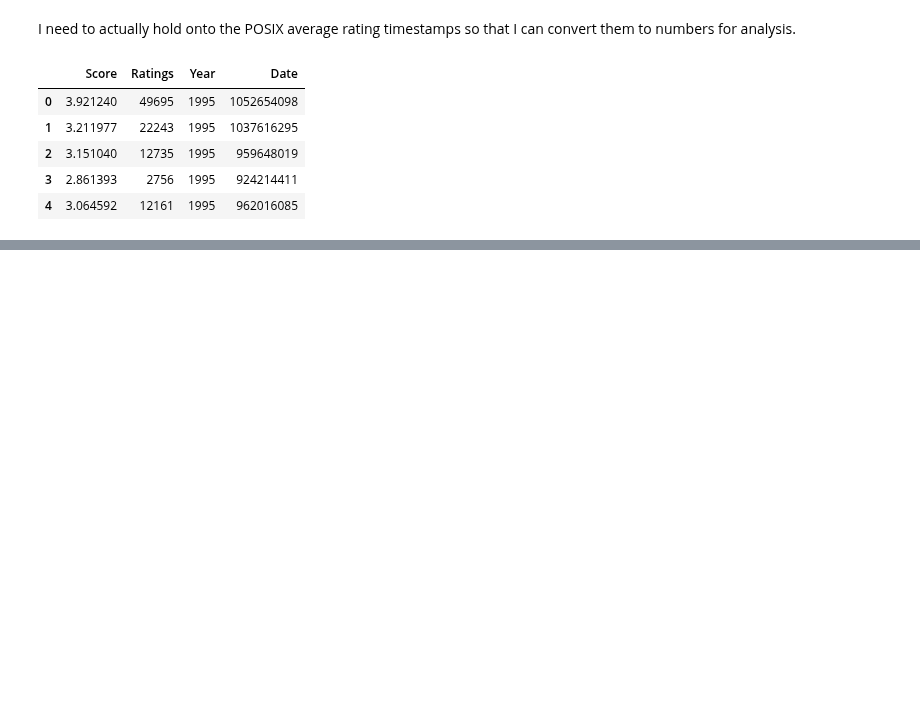
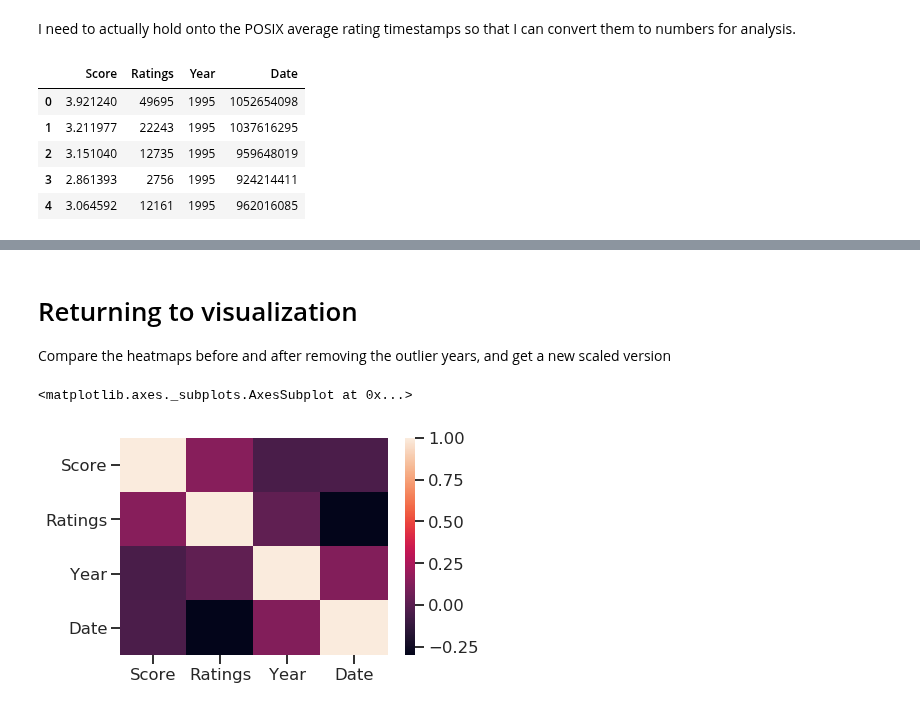
Before and after one commit to csjoshc/csjoshc.github.io, a Jupyter notebook: notes/Python/PythonforDataScience/7_ML_Clust.ipynb, the cells around one changed output, grey strips where cells are left out. Drawn from its saved outputs; the diff is of its cells as text; code cells hidden in the pictures; blank space fills up the shorter version.

```diff
--- a/notes/Python/PythonforDataScience/7_ML_Clust.ipynb
+++ b/notes/Python/PythonforDataScience/7_ML_Clust.ipynb
@@ -158,0 +288,18 @@ What's next?
+# %% [markdown]
+# Returning to visualization
+
+Compare the heatmaps before and after removing the outlier years, and get a new scaled version
+# %%
+scaled_1 = merged_1.copy()
+del scaled_1['Name']
+del scaled_1['Date']
+scaled_1 = scaled_1.merge(ratings[['movieId', 'timestamp']].groupby('movieId').mean().astype(int), on = 'movieId', how='inner')
+del scaled_1['movieId']
+scaled_1 = scaled_1.rename(columns={scaled_1.columns[3]: "Date"})
+scaled_1['Year'] = pd.to_numeric(scaled_1['Year'])
+var_corr = scaled_1.corr()
+normalized = StandardScaler().fit_transform(scaled_1)
+sns.heatmap(var_corr)
+# %% [output]
+<matplotlib.axes._subplots.AxesSubplot at 0x...>
+[figure, added]
```
Also changed, not shown: parts of 35 cells of this notebook, 19 other files.
